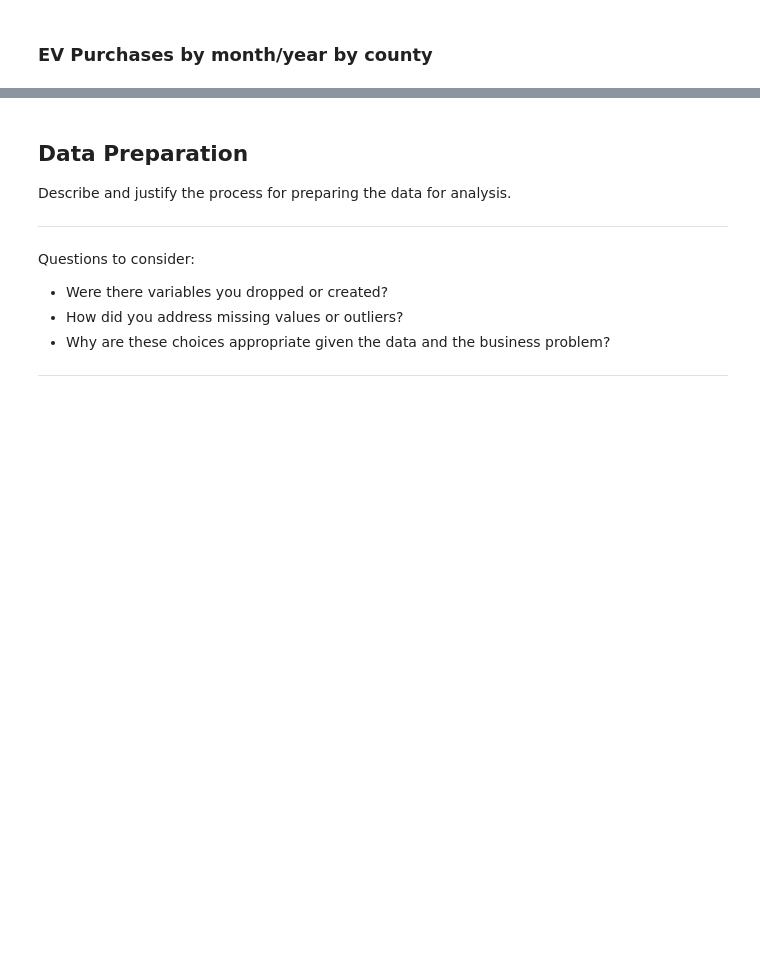
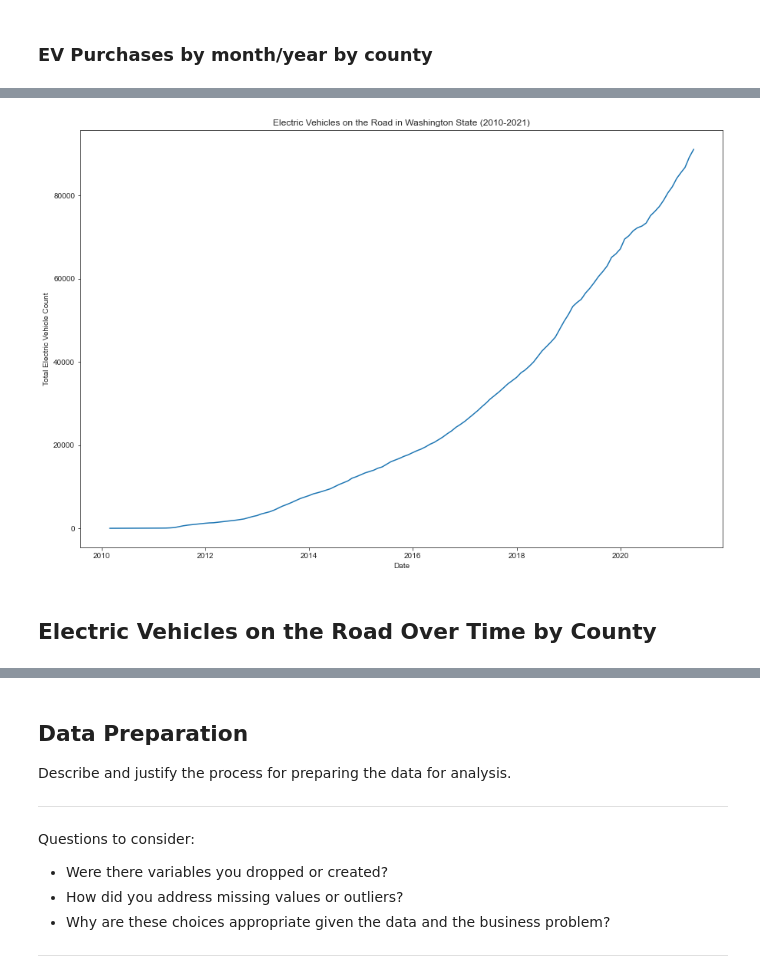
Before and after one commit to ebtezcan/EV-Charger-Prediction, a Jupyter notebook: index_OSEMN_plus_mvp-Copy1.ipynb, the cells around one changed output, grey strips where cells are left out. Drawn from its saved outputs; the diff is of its cells as text; code cells hidden in the pictures; blank space fills up the shorter version.

```diff
--- a/index_OSEMN_plus_mvp-Copy1.ipynb
+++ b/index_OSEMN_plus_mvp-Copy1.ipynb
@@ -800,0 +755,3 @@ df_cumsum.head()
+# %%
+df_cumsum['State Total'] = df_cumsum.sum(axis=1)
+df_cumsum.head()
@@ -801,3 +766,15 @@ df_cumsum.head()
+# %%
+df_cumsum = df_cumsum.reset_index()
+# %%
+fig, ax = plt.subplots(figsize=(15,10))
+sns.lineplot(x='transaction_date', y='State Total', data=df_cumsum, ax=ax)
+ax.set_xlabel('Date')
+ax.set_ylabel('Total Electric Vehicle Count')
+ax.set_title('Electric Vehicles on the Road in Washington State (2010-2021)');
+# %% [output]
+[figure, added]
+# %% [markdown]
+## Electric Vehicles on the Road Over Time by County
 # %%
 df['county'].value_counts()
 # %% [output]
```
Also changed, not shown: parts of 59 cells of this notebook.
